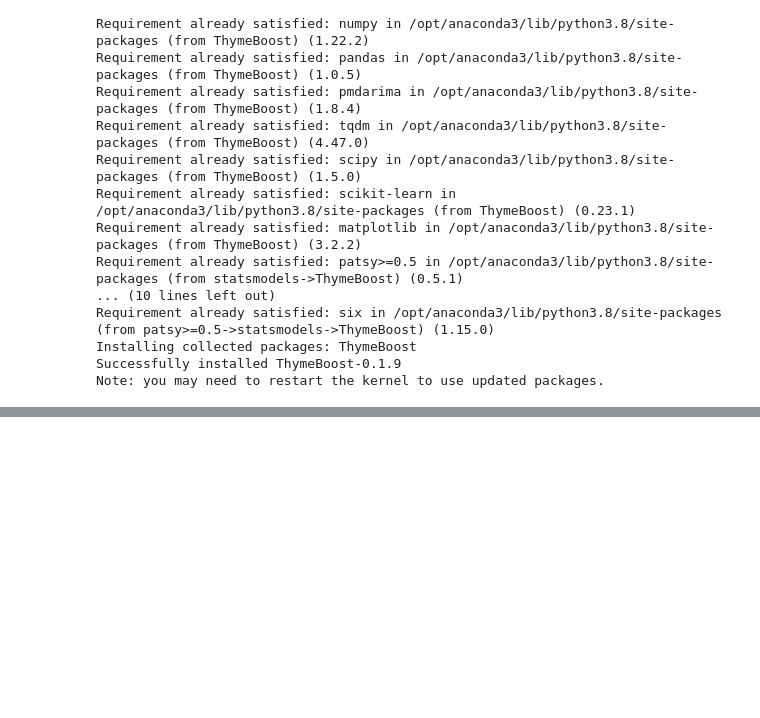
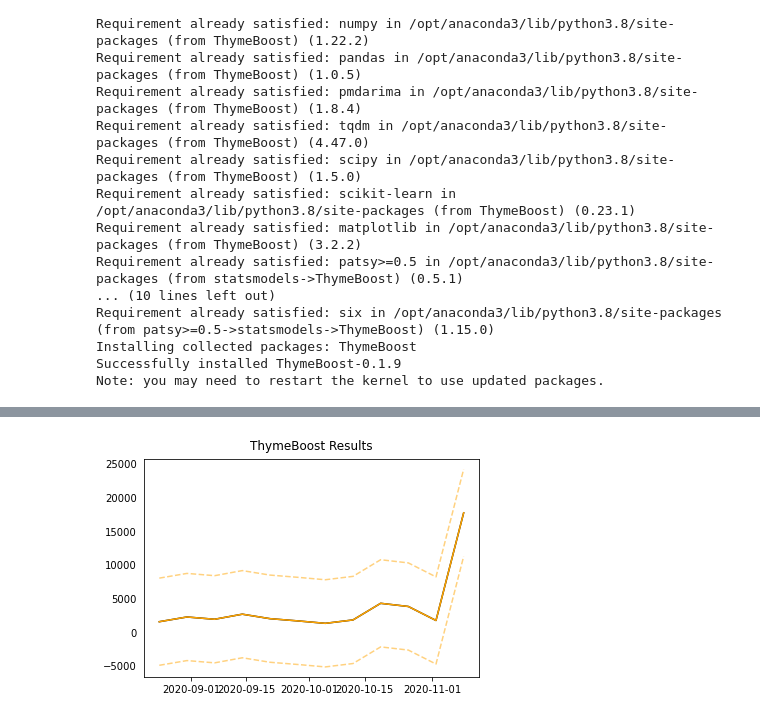
Before and after one commit to jswark/newbie, a Jupyter notebook: minor/3d year/HW 3d module.ipynb, the cells around one changed output, grey strips where cells are left out. Saved outputs shown, nothing was run; the diff lists cells and outputs as text; code cells hidden in the pictures; blank space fills up the shorter version.

```diff
--- a/minor/3d year/HW 3d module.ipynb
+++ b/minor/3d year/HW 3d module.ipynb
@@ -473,4 +499,5 @@ from ThymeBoost import ThymeBoost as tb
 # %%
-y=dataNFLX.to_numpy()
-y[:,6]
+y = dataNFLX.to_numpy()
+
+y = dataNFLX.astype('float64')
 # %% [output]
@@ -487,0 +521,12 @@ array([38823.0, 39019.0, 36231.0, 35575.0, 37826.0, 39420.0, 41455.0,
+# %%
+boost_mod=tb.ThymeBoost(approximate_splits=True,
+                        n_split_proposals=25,
+                        verbose=1,
+                        cost_penalty=0.001)
+# %%
+output=boost_mod.fit(y.iloc[:135,5], trend_estimator=['mean']+['linear']*10,
+                    seasonal_estimator='fourier',
+                    seasonal_period=12,
+                    split_cost='mse',
+                    global_cost='maicc',
+                    fit_type='global')
@@ -487,0 +551,4 @@ array([38823.0, 39019.0, 36231.0, 35575.0, 37826.0, 39420.0, 41455.0,
+# %%
+boost_mod.plot_results(output)
+# %% [output]
+[figure, added]
```
Also changed, not shown: parts of 19 cells of this notebook.
